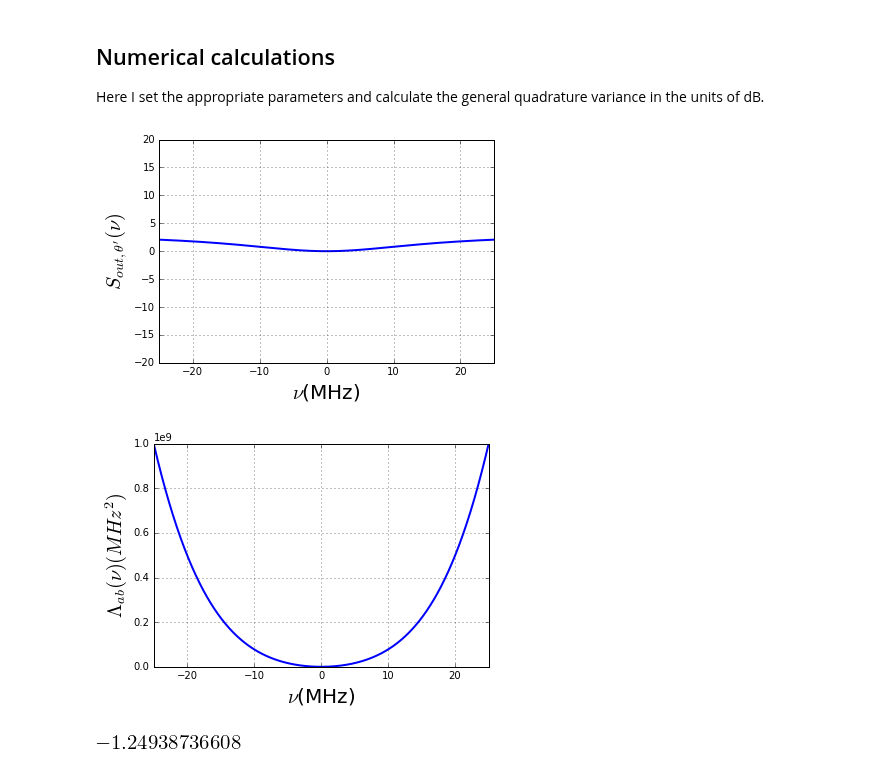
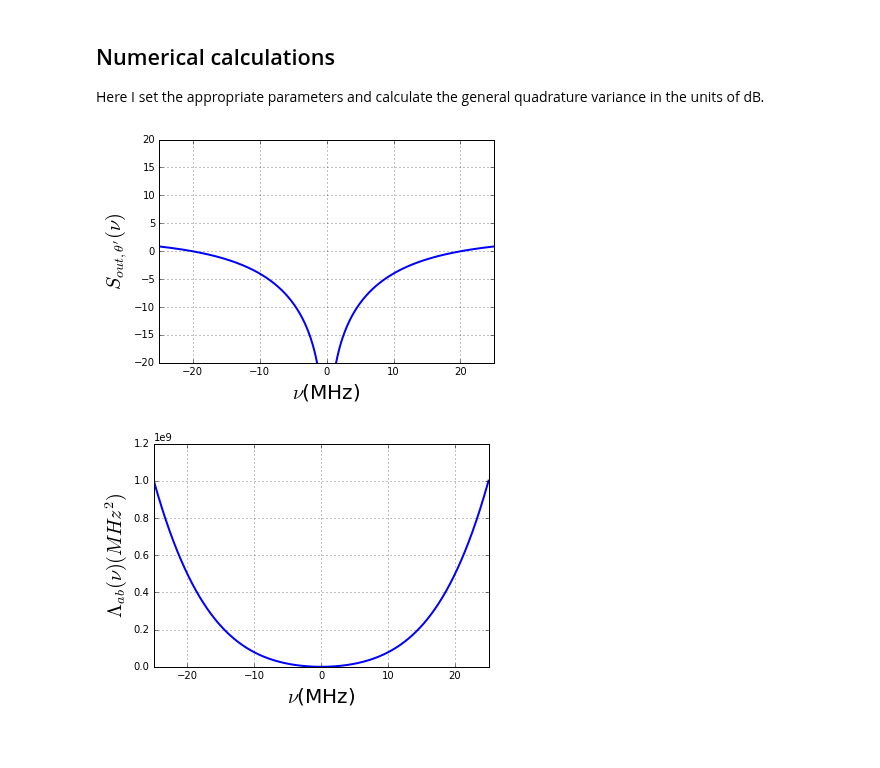
Before and after one commit to nemetniki/General-linear-model, a Jupyter notebook: NDPA.ipynb, the cells around one changed output. Cells and saved outputs as stored; diff of their text form; code cells hidden in the pictures; blank space fills up the shorter version.

```diff
--- a/NDPA.ipynb
+++ b/NDPA.ipynb
@@ -54,11 +54,13 @@ from sympy.solvers.solvers import check_assumptions
 dma,dmb,dpa,dpb,eps,Lab,Lba = \
 symbols('d_-a d_-b d_+a d_+b \epsilon \Lambda_ab \Lambda_ba')
 
-ka,kb,ta,tb,phia,phib,La,Lb,kap1a,kap2a,kap1b,kap2b =\
-symbols('k_a k_b \\tau_a \\tau_b \phi_a \phi_b L_a,L_b,\kappa_1a \kappa_2a \kappa_1b \kappa_2b')
+ka,kb,ta,tb,phia,phib,La,Lb,kap1a,kap2a,kap1b,kap2b,Del =\
+symbols('k_a k_b \\tau_a \\tau_b \phi_a \phi_b L_a,L_b,\kappa_1a \kappa_2a \kappa_1b \kappa_2b \Delta')
 
 xia,xida,xib,xidb,a1in,ad1in,b1in,bd1in,nu = \
 symbols('\\xi_a \\xi^+_a \\xi_b \\xi^+_b a_1in a^+_1in b_1in b^+_1in \\nu')
+
+taua,taub = symbols('\\tau_a \\tau_b')
 
 alpha1, beta1 = symbols('\\alpha_1 \\beta_1')
 
@@ -273,39 +275,35 @@ import ipywidgets as widgets
 from IPython.display import display
 
 kapa_slider    = widgets.FloatSlider(value = 10., min=0., max=20., step=1., description='$\kappa_a (2\pi)$')
 kapb_slider    = widgets.FloatSlider(value = 10., min=0., max=20., step=1., description='$\kappa_b (2\pi)$')
 dela_slider    = widgets.FloatSlider(value = 0., min=-1., max=1., step=0.01, description='$\Delta (\kappa_a)$')
 ra_slider      = widgets.FloatSlider(value = 0.00001, min=0., max=1., step=0.001, description='$\kappa_{1,a} (\kappa_a)$')
 rb_slider      = widgets.FloatSlider(value = 0.00001, min=0., max=1., step=0.001, description='$\kappa_{1,b} (\kappa_b)$')
 kta_slider     = widgets.FloatSlider(value = 0., min=0., max=10., step=0.001, description='$\kappa_{a}\\tau_a$')
 ktb_slider     = widgets.FloatSlider(value = 0., min=0., max=10., step=0.001, description='$\kappa_{b}\\tau_b$')
 phia_slider    = widgets.FloatSlider(value = 0., min=0., max=2., step=0.01, description='$\phi_a (\pi)$')
 phib_slider    = widgets.FloatSlider(value = 0., min=0., max=2., step=0.01, description='$\phi_b (\pi)$')
 La_slider      = widgets.FloatSlider(value = 0., min=0., max=100., step=1., description='$L_a (\%)$')
 Lb_slider      = widgets.FloatSlider(value = 0., min=0., max=100., step=1., description='$L_b (\%)$')
-theta_slider   = widgets.FloatSlider(value = 0., min=-1., max=1., step=0.01, description='$\\theta (\pi)$')
-thetapa_slider = widgets.FloatSlider(value = -1., min=-1., max=1., step=0.01, description='$\\theta^\prime_a (\pi)$')
-thetapb_slider = widgets.FloatSlider(value = 1., min=-1., max=1., step=0.01, description='$\\theta^\prime_b (\pi)$')
+theta_slider   = widgets.FloatSlider(value = 1., min=-1., max=1., step=0.01, description='$\\theta (\pi)$')
+thetapa_slider = widgets.FloatSlider(value = 0., min=-1., max=1., step=0.01, description='$\\theta^\prime_a (\pi)$')
+thetapb_slider = widgets.FloatSlider(value = 0., min=-1., max=1., step=0.01, description='$\\theta^\prime_b (\pi)$')
 x_slider       = widgets.FloatSlider(value = 1.0, min=0., max=2., step=0.01, description='$|\epsilon| (\kappa)$')
 nui_fill       = widgets.FloatText(value=-25., description='Frequency min $(2\pi)$')
 nuf_fill       = widgets.FloatText(value=25., description='Frequency max $(2\pi)$')
 N_fill         = widgets.IntText(value=20., description='Resolution $\left(10^3 \\right)$')
 
 w = interactive(quadr_spec,kapa=kapa_slider,kapb=kapb_slider,dela=dela_slider,\
                         ra = ra_slider,rb = rb_slider,kta = kta_slider,ktb = ktb_slider,\
                         phia = phia_slider,phib = phib_slider,La = La_slider,Lb = Lb_slider,\
                         theta = theta_slider,thetapa = thetapa_slider,thetapb = thetapb_slider,x = x_slider,\
                         nui = nui_fill, nuf = nuf_fill, N = N_fill
                        )
 display(w)
 #widgets.VBox([widgets.HBox([widgets.VBox([kapa_slider,dela_slider,ra_slider,kta_slider,phia_slider,La_slider,thetapa_slider]),\
 #                            widgets.VBox([kapb_slider,delb_slider,rb_slider,ktb_slider,phib_slider,Lb_slider,thetapb_slider])
 #                           ]),
 #             widgets.HBox([widgets.VBox([x_slider,theta_slider]),widgets.VBox([nui_fill, nuf_fill, N_fill])]),])
 # %% [output]
-[figure, old version]
+[figure, new version]
-[figure, old version]
+[figure, new version]
-# %%
-10*log10(3/4.)
-# %% [output]
-[figure, removed]
```
Also changed, not shown: parts of 5 cells of this notebook.
